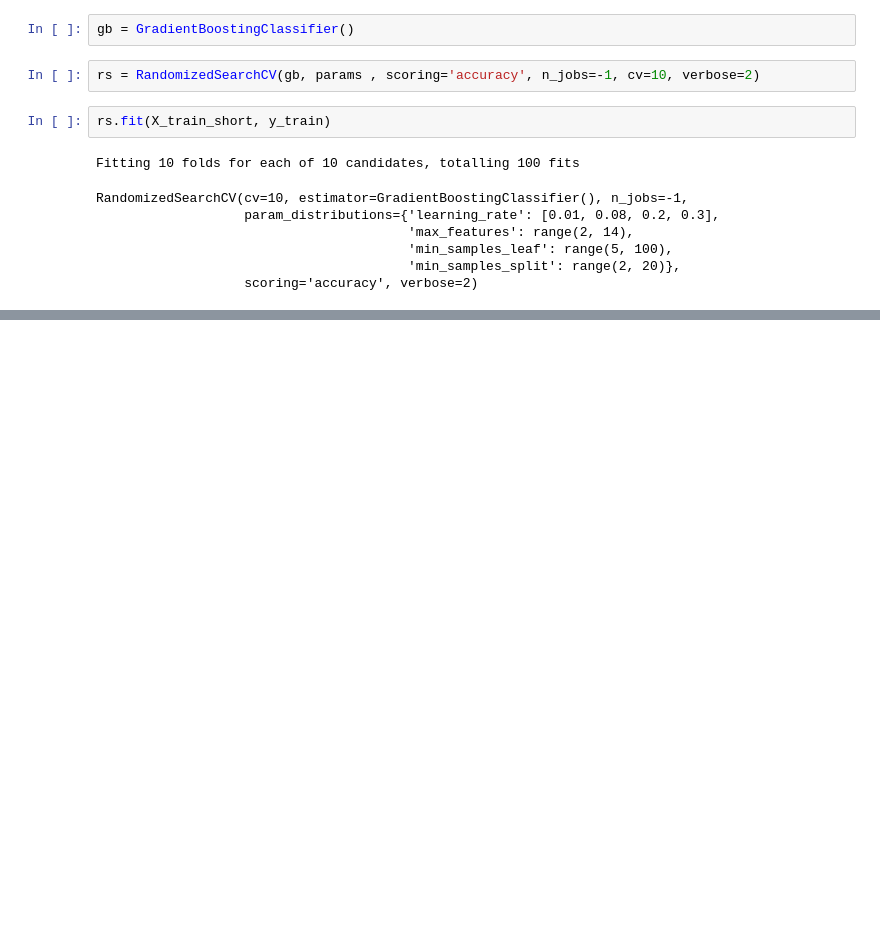
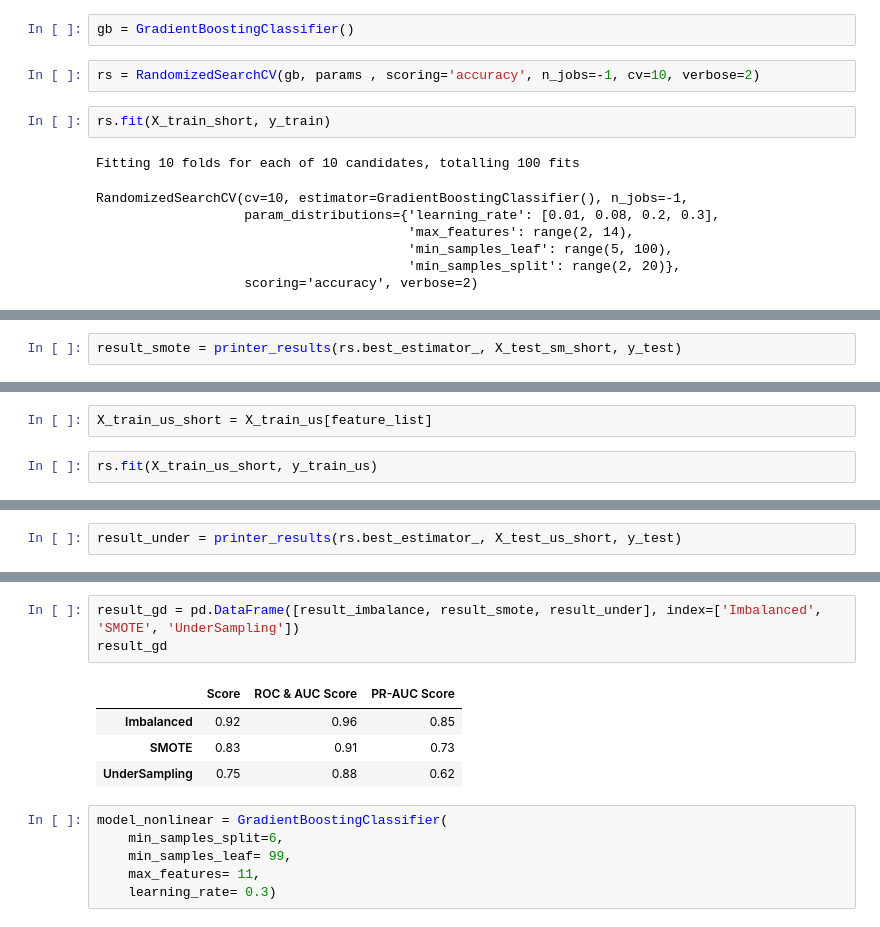
Before and after one commit to Camilongon/credit_interview, a Jupyter notebook: interview_test.ipynb, the cells around one changed output, grey strips where cells are left out. Drawn from its saved outputs; the diff is of its cells as text; blank space fills up the shorter version.

Commit message:
Final v1 entrega de ambos modelos

```diff
--- a/interview_test.ipynb
+++ b/interview_test.ipynb
@@ -412,0 +451,2 @@ RandomizedSearchCV(cv=10, estimator=GradientBoostingClassifier(), n_jobs=-1,
+# %%
+result_smote = printer_results(rs.best_estimator_, X_test_sm_short, y_test)
@@ -412,0 +467,4 @@ RandomizedSearchCV(cv=10, estimator=GradientBoostingClassifier(), n_jobs=-1,
+# %%
+X_train_us_short = X_train_us[feature_list]
+# %%
+rs.fit(X_train_us_short, y_train_us)
@@ -412,0 +479,2 @@ RandomizedSearchCV(cv=10, estimator=GradientBoostingClassifier(), n_jobs=-1,
+# %%
+result_under = printer_results(rs.best_estimator_, X_test_us_short, y_test)
@@ -412,0 +493,14 @@ RandomizedSearchCV(cv=10, estimator=GradientBoostingClassifier(), n_jobs=-1,
+# %%
+result_gd = pd.DataFrame([result_imbalance, result_smote, result_under], index=['Imbalanced', 'SMOTE', 'UnderSampling'])
+result_gd
+# %% [output]
+|  | Score | ROC & AUC Score | PR-AUC Score |
+| Imbalanced | 0.92 | 0.96 | 0.85 |
+| SMOTE | 0.83 | 0.91 | 0.73 |
+| UnderSampling | 0.75 | 0.88 | 0.62 |
+# %%
+model_nonlinear = GradientBoostingClassifier(
+    min_samples_split=6,
+    min_samples_leaf= 99,
+    max_features= 11,
+    learning_rate= 0.3)
```
Also changed, not shown: parts of 17 cells of this notebook.
